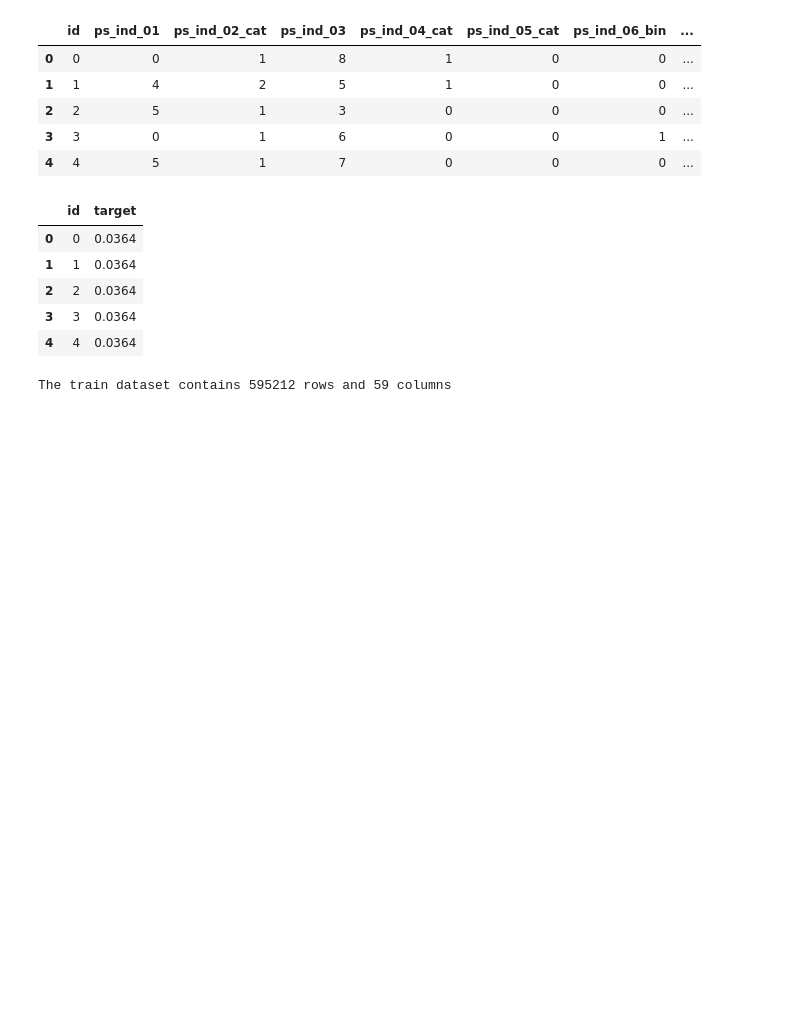
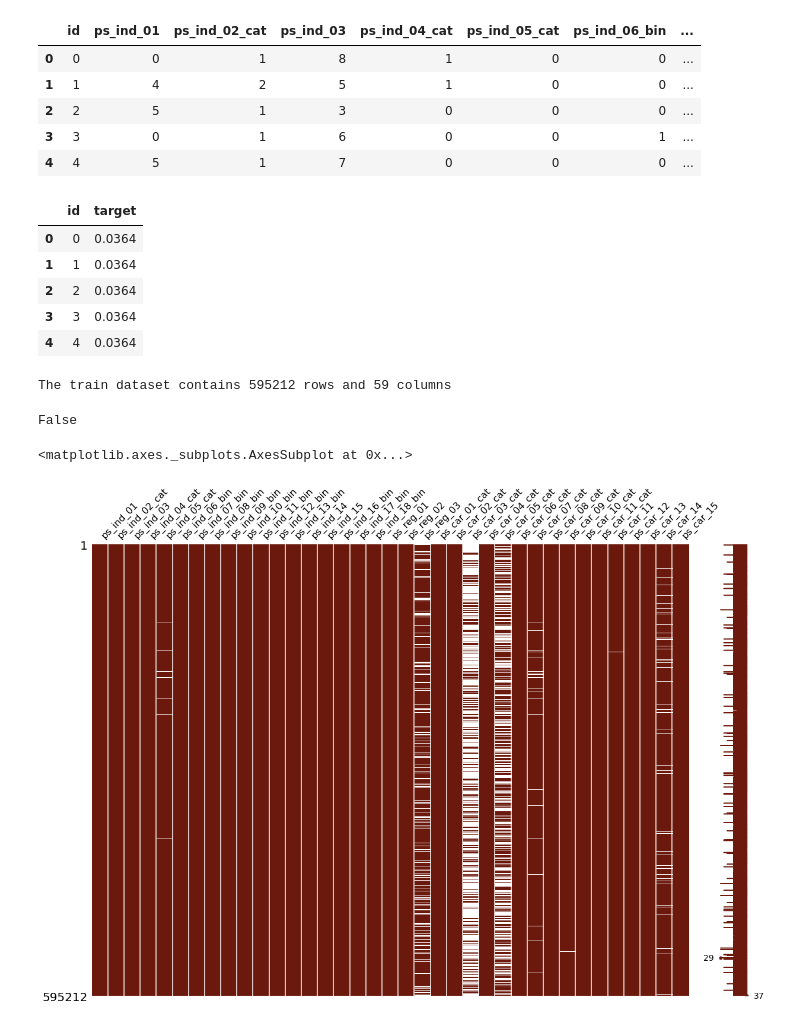
Before and after one commit to ssubin29/KaggleStruggle, a Jupyter notebook: PortoSeguro_EDA.ipynb, the cells around one changed output. Drawn from its saved outputs; the diff is of its cells as text; code cells hidden in the pictures; blank space fills up the shorter version.

```diff
--- a/PortoSeguro_EDA.ipynb
+++ b/PortoSeguro_EDA.ipynb
@@ -63,3 +63,18 @@ columns = train_data.shape[1]
 print("The train dataset contains {0} rows and {1} columns".format(rows, columns))
 # %% [output]
 The train dataset contains 595212 rows and 59 columns
+# %%
+# any() applied twice to check run the isnull check across all columns.
+train_data.isnull().any().any()
+# %% [output]
+False
+# %%
+train_copy = train_data
+train_copy = train_copy.replace(-1, np.NaN)
+# %%
+import missingno as msno
+# Nullity or missing values by columns
+msno.matrix(df=train_copy.iloc[:,2:39], figsize=(20, 14), color=(0.42, 0.1, 0.05))
+# %% [output]
+<matplotlib.axes._subplots.AxesSubplot at 0x...>
+[figure, added]
```
Also changed, not shown: parts of 1 cell of this notebook.
